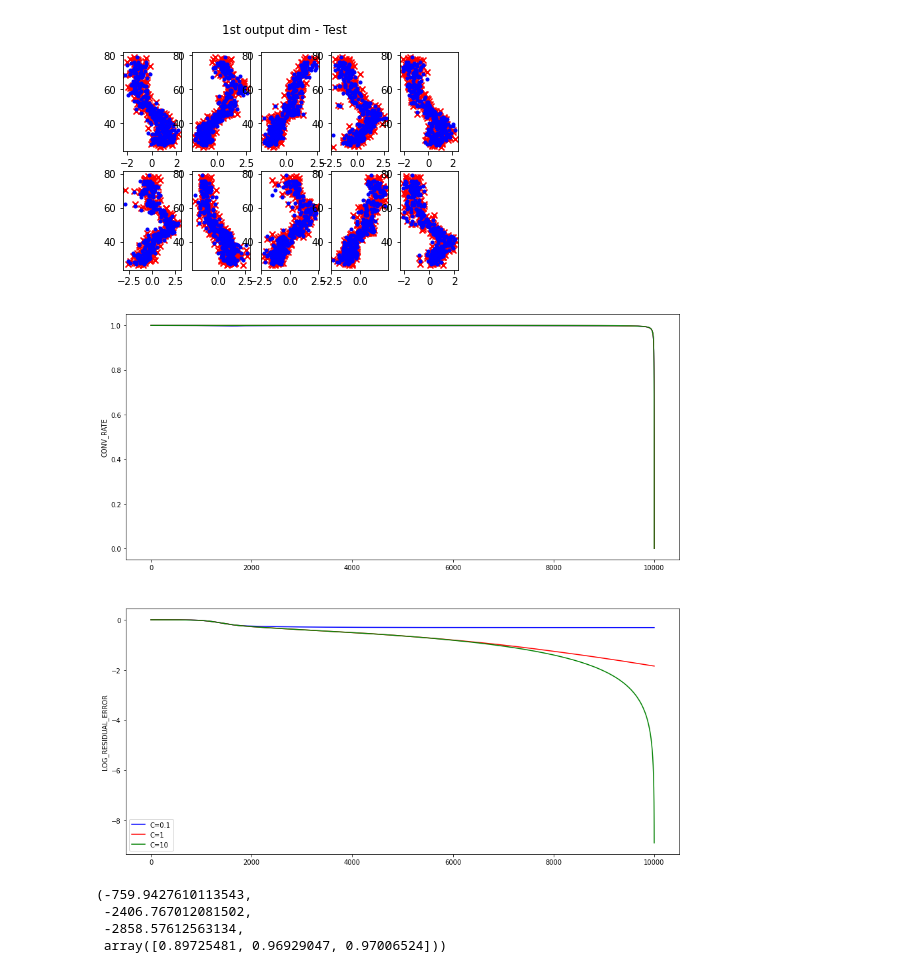
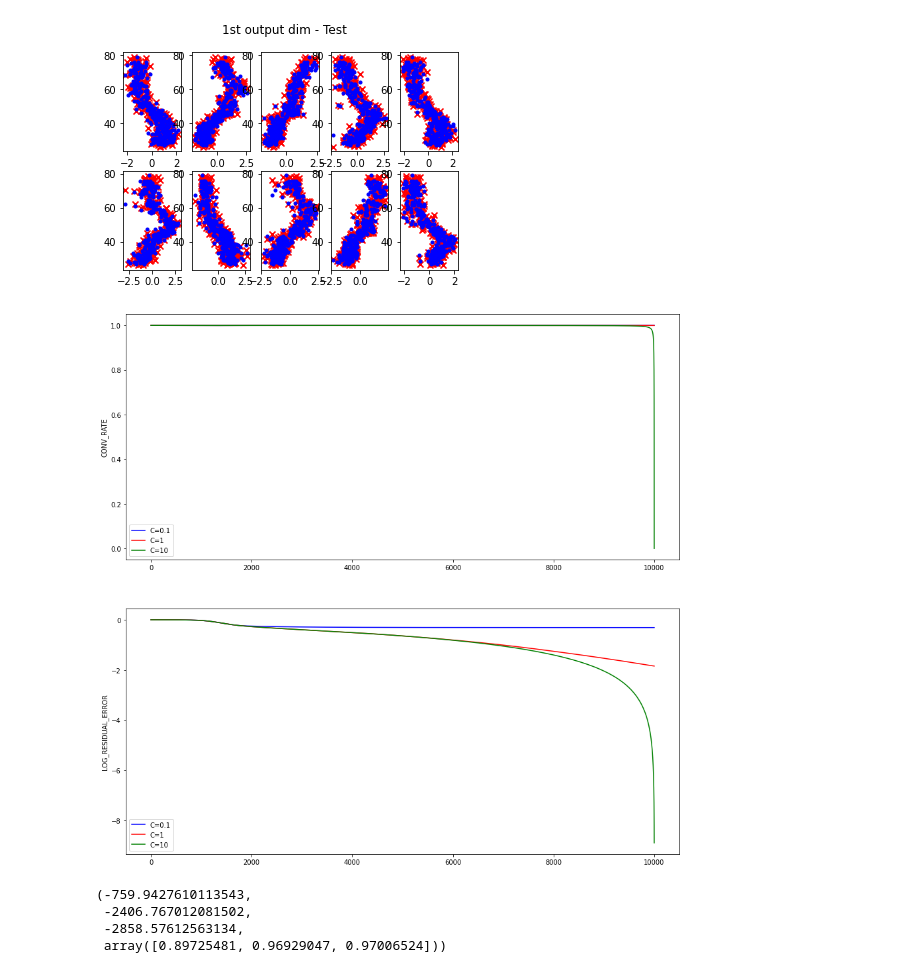
Before and after one commit to EliaPiccoli/ML-CM-Project, a Jupyter notebook: cm_scripts/test_one_notebook.ipynb, the cells around one changed output. Cells and saved outputs as stored; diff of their text form; code cells hidden in the pictures.

```diff
--- a/cm_scripts/test_one_notebook.ipynb
+++ b/cm_scripts/test_one_notebook.ipynb
@@ -137,7 +137,8 @@ colors = ['blue', 'red', 'green']
 plot_conv_rate = []
 log_residual_error = []
 for i in range(len(cup_model.history['f']) - 1):
-    plot_conv_rate.append((cup_model.history['f'][i+1] - cup_model.history['fstar']) / (cup_model.history['f'][i] - cup_model.history['fstar']))
+#     plot_conv_rate.append((cup_model.history['f'][i+1] - cup_model.history['fstar']) / (cup_model.history['f'][i] - cup_model.history['fstar']))
+    plot_conv_rate.append((cup_model.history['f'][i+1] - fstar) / (cup_model.history['f'][i] - fstar))
     log_residual_error.append(np.log(np.abs(cup_model.history['f'][i] - fstar) / np.abs(fstar)))
 axs[0].plot(range(len(plot_conv_rate)), plot_conv_rate, color=colors[0])
 axs[0].set_ylabel("CONV_RATE")
@@ -147,7 +148,7 @@ axs[1].set_ylabel("LOG_RESIDUAL_ERROR")
 plot_conv_rate = []
 log_residual_error = []
 for i in range(len(cup_model1.history['f']) - 1):
-    plot_conv_rate.append((cup_model1.history['f'][i+1] - cup_model1.history['fstar']) / (cup_model1.history['f'][i] - cup_model1.history['fstar']))
+    plot_conv_rate.append((cup_model1.history['f'][i+1] - fstar) / (cup_model1.history['f'][i] - fstar))
     log_residual_error.append(np.log(np.abs(cup_model1.history['f'][i] - fstar) / np.abs(fstar)))
 axs[0].plot(range(len(plot_conv_rate)), plot_conv_rate, color=colors[1])
 axs[0].set_ylabel("CONV_RATE")
@@ -157,12 +158,13 @@ axs[1].set_ylabel("LOG_RESIDUAL_ERROR")
 plot_conv_rate = []
 log_residual_error = []
 for i in range(len(cup_model2.history['f']) - 1):
-    plot_conv_rate.append((cup_model2.history['f'][i+1] - cup_model2.history['fstar']) / (cup_model2.history['f'][i] - cup_model2.history['fstar']))
+    plot_conv_rate.append((cup_model2.history['f'][i+1] - fstar) / (cup_model2.history['f'][i] - fstar))
     log_residual_error.append(np.log(np.abs(cup_model2.history['f'][i] - fstar) / np.abs(fstar)))
 axs[0].plot(range(len(plot_conv_rate)), plot_conv_rate, color=colors[2])
 axs[0].set_ylabel("CONV_RATE")
 axs[1].plot(range(len(log_residual_error)), log_residual_error, label='C=10', color=colors[2])
 axs[1].set_ylabel("LOG_RESIDUAL_ERROR")
+axs[0].legend(['C=0.1','C=1', 'C=10'])
 plt.legend()
 plt.show()
 # %% [output]
@@ -288,7 +290,8 @@ colors = ['blue', 'red', 'green']
 plot_conv_rate = []
 log_residual_error = []
 for i in range(len(cup_model.history['f']) - 1):
-    plot_conv_rate.append((cup_model.history['f'][i+1] - cup_model.history['fstar']) / (cup_model.history['f'][i] - cup_model.history['fstar']))
+#     plot_conv_rate.append((cup_model.history['f'][i+1] - cup_model.history['fstar']) / (cup_model.history['f'][i] - cup_model.history['fstar']))
+    plot_conv_rate.append((cup_model.history['f'][i+1] - fstar) / (cup_model.history['f'][i] - fstar))
     log_residual_error.append(np.log(np.abs(cup_model.history['f'][i] - fstar) / np.abs(fstar)))
 axs[0].plot(range(len(plot_conv_rate)), plot_conv_rate, color=colors[0])
 axs[0].set_ylabel("CONV_RATE")
@@ -298,7 +301,7 @@ axs[1].set_ylabel("LOG_RESIDUAL_ERROR")
 plot_conv_rate = []
 log_residual_error = []
 for i in range(len(cup_model1.history['f']) - 1):
-    plot_conv_rate.append((cup_model1.history['f'][i+1] - cup_model1.history['fstar']) / (cup_model1.history['f'][i] - cup_model1.history['fstar']))
+    plot_conv_rate.append((cup_model1.history['f'][i+1] - fstar) / (cup_model1.history['f'][i] - fstar))
     log_residual_error.append(np.log(np.abs(cup_model1.history['f'][i] - fstar) / np.abs(fstar)))
 axs[0].plot(range(len(plot_conv_rate)), plot_conv_rate, color=colors[1])
 axs[0].set_ylabel("CONV_RATE")
@@ -308,12 +311,13 @@ axs[1].set_ylabel("LOG_RESIDUAL_ERROR")
 plot_conv_rate = []
 log_residual_error = []
 for i in range(len(cup_model2.history['f']) - 1):
-    plot_conv_rate.append((cup_model2.history['f'][i+1] - cup_model2.history['fstar']) / (cup_model2.history['f'][i] - cup_model2.history['fstar']))
+    plot_conv_rate.append((cup_model2.history['f'][i+1] - fstar) / (cup_model2.history['f'][i] - fstar))
     log_residual_error.append(np.log(np.abs(cup_model2.history['f'][i] - fstar) / np.abs(fstar)))
 axs[0].plot(range(len(plot_conv_rate)), plot_conv_rate, color=colors[2])
 axs[0].set_ylabel("CONV_RATE")
 axs[1].plot(range(len(log_residual_error)), log_residual_error, label='C=10', color=colors[2])
 axs[1].set_ylabel("LOG_RESIDUAL_ERROR")
+axs[0].legend(['C=0.1','C=1', 'C=10'])
 plt.legend()
 plt.show()
 # %% [output]
@@ -439,7 +443,8 @@ colors = ['blue', 'red', 'green']
 plot_conv_rate = []
 log_residual_error = []
 for i in range(len(cup_model.history['f']) - 1):
-    plot_conv_rate.append((cup_model.history['f'][i+1] - cup_model.history['fstar']) / (cup_model.history['f'][i] - cup_model.history['fstar']))
+#     plot_conv_rate.append((cup_model.history['f'][i+1] - cup_model.history['fstar']) / (cup_model.history['f'][i] - cup_model.history['fstar']))
+    plot_conv_rate.append((cup_model.history['f'][i+1] - fstar) / (cup_model.history['f'][i] - fstar))
     log_residual_error.append(np.log(np.abs(cup_model.history['f'][i] - fstar) / np.abs(fstar)))
 axs[0].plot(range(len(plot_conv_rate)), plot_conv_rate, color=colors[0])
 axs[0].set_ylabel("CONV_RATE")
@@ -449,7 +454,7 @@ axs[1].set_ylabel("LOG_RESIDUAL_ERROR")
 plot_conv_rate = []
 log_residual_error = []
 for i in range(len(cup_model1.history['f']) - 1):
-    plot_conv_rate.append((cup_model1.history['f'][i+1] - cup_model1.history['fstar']) / (cup_model1.history['f'][i] - cup_model1.history['fstar']))
+    plot_conv_rate.append((cup_model1.history['f'][i+1] - fstar) / (cup_model1.history['f'][i] - fstar))
     log_residual_error.append(np.log(np.abs(cup_model1.history['f'][i] - fstar) / np.abs(fstar)))
 axs[0].plot(range(len(plot_conv_rate)), plot_conv_rate, color=colors[1])
 axs[0].set_ylabel("CONV_RATE")
@@ -459,12 +464,13 @@ axs[1].set_ylabel("LOG_RESIDUAL_ERROR")
 plot_conv_rate = []
 log_residual_error = []
 for i in range(len(cup_model2.history['f']) - 1):
-    plot_conv_rate.append((cup_model2.history['f'][i+1] - cup_model2.history['fstar']) / (cup_model2.history['f'][i] - cup_model2.history['fstar']))
+    plot_conv_rate.append((cup_model2.history['f'][i+1] - fstar) / (cup_model2.history['f'][i] - fstar))
     log_residual_error.append(np.log(np.abs(cup_model2.history['f'][i] - fstar) / np.abs(fstar)))
 axs[0].plot(range(len(plot_conv_rate)), plot_conv_rate, color=colors[2])
 axs[0].set_ylabel("CONV_RATE")
 axs[1].plot(range(len(log_residual_error)), log_residual_error, label='C=10', color=colors[2])
 axs[1].set_ylabel("LOG_RESIDUAL_ERROR")
+axs[0].legend(['C=0.1','C=1', 'C=10'])
 plt.legend()
 plt.show()
 # %% [output]
@@ -589,37 +595,39 @@ fig, axs = plt.subplots(2, figsize=(15,15))
 colors = ['blue', 'red', 'green']
 plot_conv_rate = []
 log_residual_error = []
 for i in range(len(cup_model.history['f']) - 1):
-    plot_conv_rate.append((cup_model.history['f'][i+1] - cup_model.history['fstar']) / (cup_model.history['f'][i] - cup_model.history['fstar']))
+#     plot_conv_rate.append((cup_model.history['f'][i+1] - cup_model.history['fstar']) / (cup_model.history['f'][i] - cup_model.history['fstar']))
+    plot_conv_rate.append((cup_model.history['f'][i+1] - fstar) / (cup_model.history['f'][i] - fstar))
     log_residual_error.append(np.log(np.abs(cup_model.history['f'][i] - fstar) / np.abs(fstar)))
 axs[0].plot(range(len(plot_conv_rate)), plot_conv_rate, color=colors[0])
 axs[0].set_ylabel("CONV_RATE")
 axs[1].plot(range(len(log_residual_error)), log_residual_error, label='C=0.1', color=colors[0])
 axs[1].set_ylabel("LOG_RESIDUAL_ERROR")
 
 plot_conv_rate = []
 log_residual_error = []
 for i in range(len(cup_model1.history['f']) - 1):
-    plot_conv_rate.append((cup_model1.history['f'][i+1] - cup_model1.history['fstar']) / (cup_model1.history['f'][i] - cup_model1.history['fstar']))
+    plot_conv_rate.append((cup_model1.history['f'][i+1] - fstar) / (cup_model1.history['f'][i] - fstar))
     log_residual_error.append(np.log(np.abs(cup_model1.history['f'][i] - fstar) / np.abs(fstar)))
 axs[0].plot(range(len(plot_conv_rate)), plot_conv_rate, color=colors[1])
 axs[0].set_ylabel("CONV_RATE")
 axs[1].plot(range(len(log_residual_error)), log_residual_error, label='C=1', color=colors[1])
 axs[1].set_ylabel("LOG_RESIDUAL_ERROR")
 
 plot_conv_rate = []
 log_residual_error = []
 for i in range(len(cup_model2.history['f']) - 1):
-    plot_conv_rate.append((cup_model2.history['f'][i+1] - cup_model2.history['fstar']) / (cup_model2.history['f'][i] - cup_model2.history['fstar']))
+    plot_conv_rate.append((cup_model2.history['f'][i+1] - fstar) / (cup_model2.history['f'][i] - fstar))
     log_residual_error.append(np.log(np.abs(cup_model2.history['f'][i] - fstar) / np.abs(fstar)))
 axs[0].plot(range(len(plot_conv_rate)), plot_conv_rate, color=colors[2])
 axs[0].set_ylabel("CONV_RATE")
 axs[1].plot(range(len(log_residual_error)), log_residual_error, label='C=10', color=colors[2])
 axs[1].set_ylabel("LOG_RESIDUAL_ERROR")
+axs[0].legend(['C=0.1','C=1', 'C=10'])
 plt.legend()
 plt.show()
 # %% [output]
-[figure, old version]
+[figure, new version]
 # %%
 cup_model.history['fstar'], cup_model1.history['fstar'], cup_model2.history['fstar'], rscores
 # %% [output]
```
Also changed, not shown: parts of 3 cells of this notebook.
